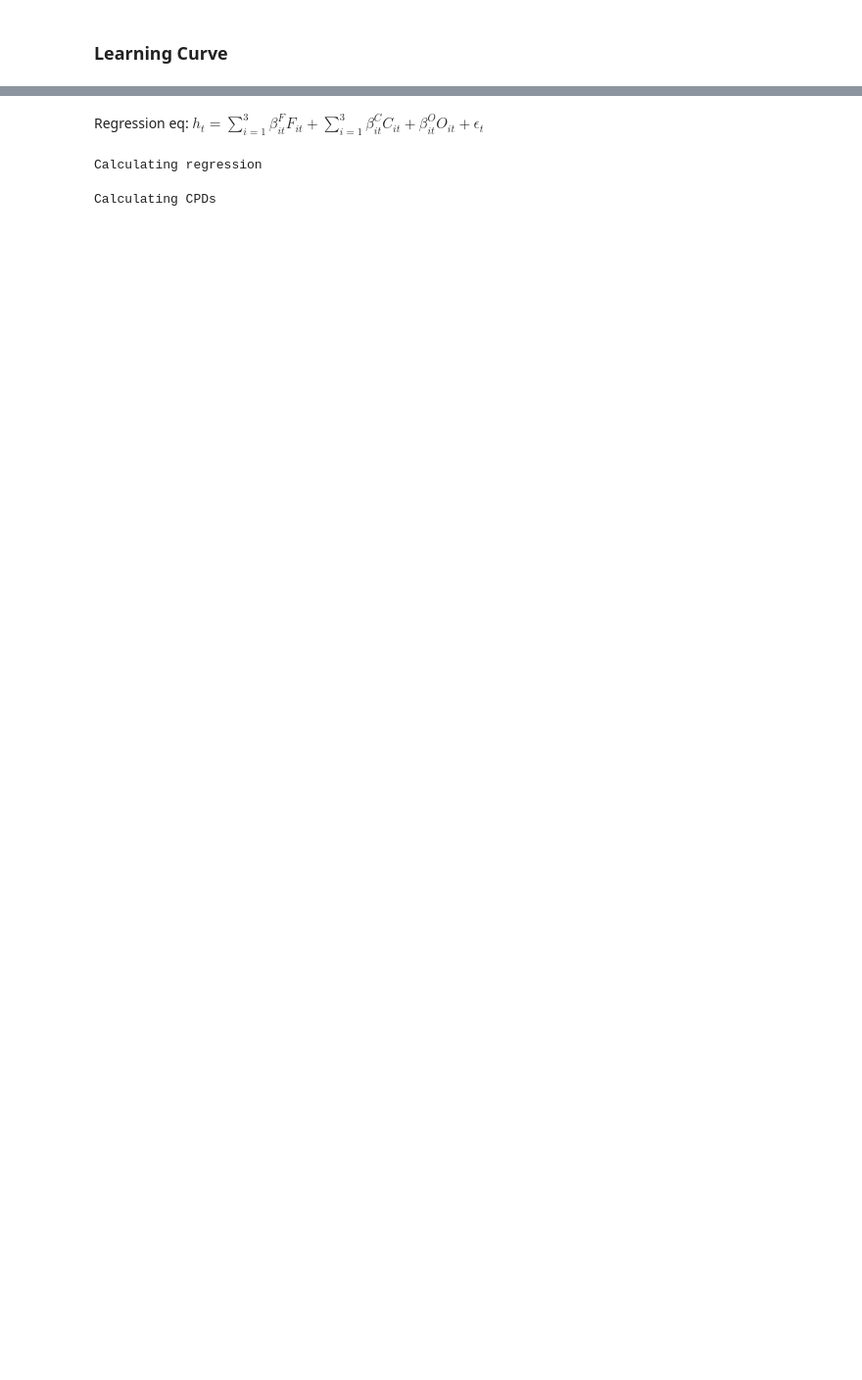
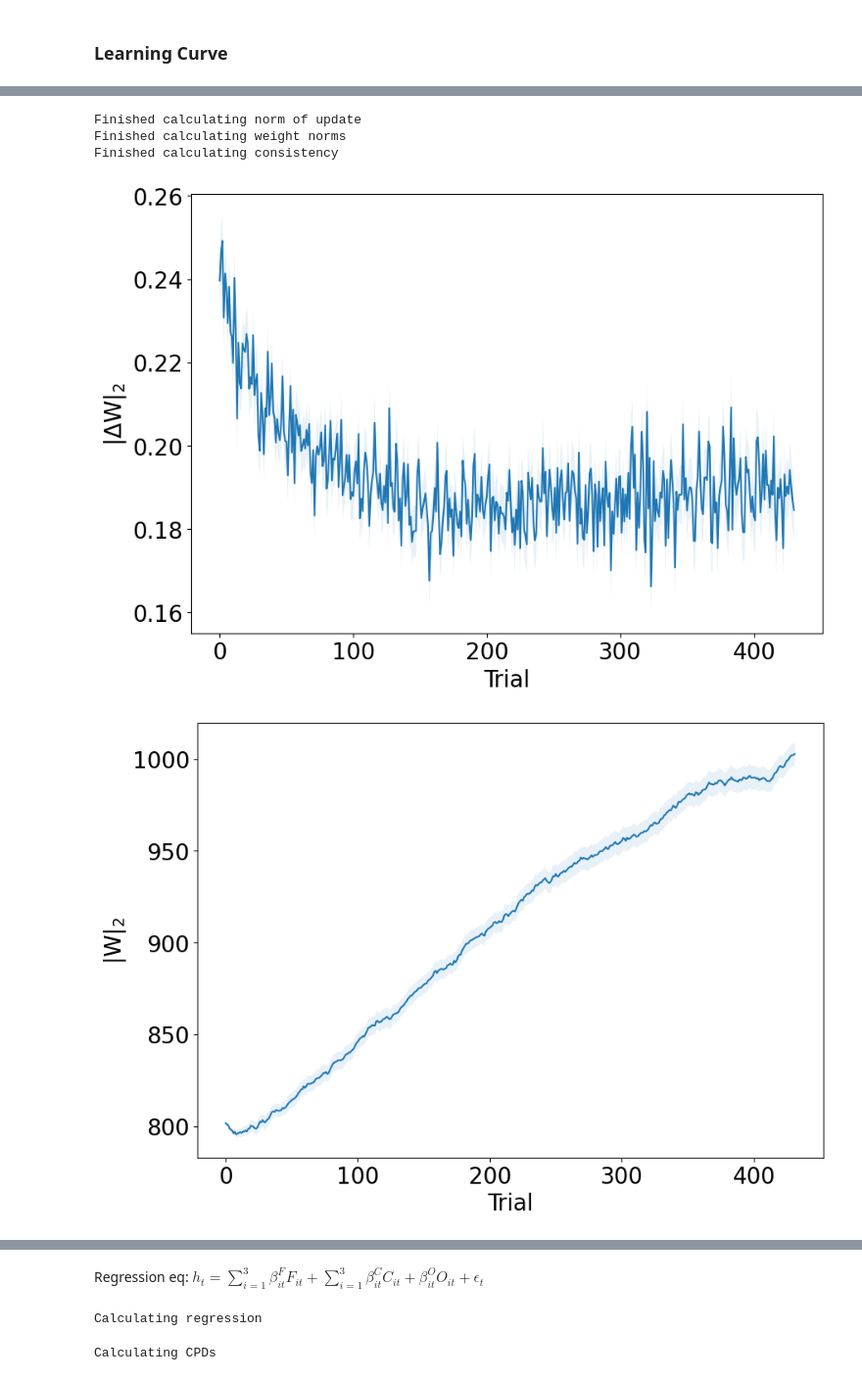
Before and after one commit to slenderham/Attn-WM-RNN, a Jupyter notebook: rnn/plot_main.ipynb, the cells around one changed output, grey strips where cells are left out. Shown at 98% size. Drawn from its saved outputs; the diff is of its cells as text; code cells hidden in the pictures; blank space fills up the shorter version.

```diff
--- a/rnn/plot_main.ipynb
+++ b/rnn/plot_main.ipynb
@@ -148,0 +261,46 @@ _ = plt.plot(torch.squeeze(((all_saved_states['whs_final'][1:]-all_saved_states[
+# %%
+def plot_weight_summary(args, ws):
+    trials, timesteps, batch_size, post_dim, pre_dim = ws.shape
+    assert(timesteps==1)
+    ws = ws.squeeze()
+
+    # norm of update
+    fig = plt.figure()
+    ax = fig.add_subplot()
+    diff_ws = ((ws[1:]-ws[:-1])**2).sum([-1, -2])
+    plot_mean_and_std(ax, diff_ws.mean(1), diff_ws.std(1)/np.sqrt(batch_size), None)
+    ax.set_xlabel('Trial')
+    ax.set_ylabel(r'$|\Delta W|_2$')
+    fig.show()
+    print('Finished calculating norm of update')
+
+    # norm of weights
+    fig = plt.figure()
+    ax = fig.add_subplot()
+    norm_ws = (ws**2).sum([-1, -2]) # frobenius norm
+    plot_mean_and_std(ax, norm_ws.mean(1), norm_ws.std(1)/np.sqrt(batch_size), None)
+    ax.set_xlabel('Trial')
+    ax.set_ylabel(r'$|W|_2$')
+    fig.show()
+    print('Finished calculating weight norms')
+
+
+    # variance of entries across trials
+    fig = plt.figure()
+    ax = fig.add_subplot()
+    mean_ws = ws.mean(1, keepdims=True)
+    std_ws = ((ws-mean_ws)**2).sum([-1, -2])
+    plot_mean_and_std(ax, std_ws.mean(1), std_ws.std(1)/np.sqrt(batch_size), None)
+    ax.set_xlabel('Trial')
+    ax.set_ylabel('Cross session consistency')
+    fig.show()
+    print('Finished calculating consistency')
+# %%
+# all_saved_states['whs_final'].shape
+plot_weight_summary(args, all_saved_states['whs_final'])
+# %% [output]
+Finished calculating norm of update
+Finished calculating weight norms
+Finished calculating consistency
+[figure, added]
+[figure, added]
```
Also changed, not shown: parts of 38 cells of this notebook, 1 other file.
